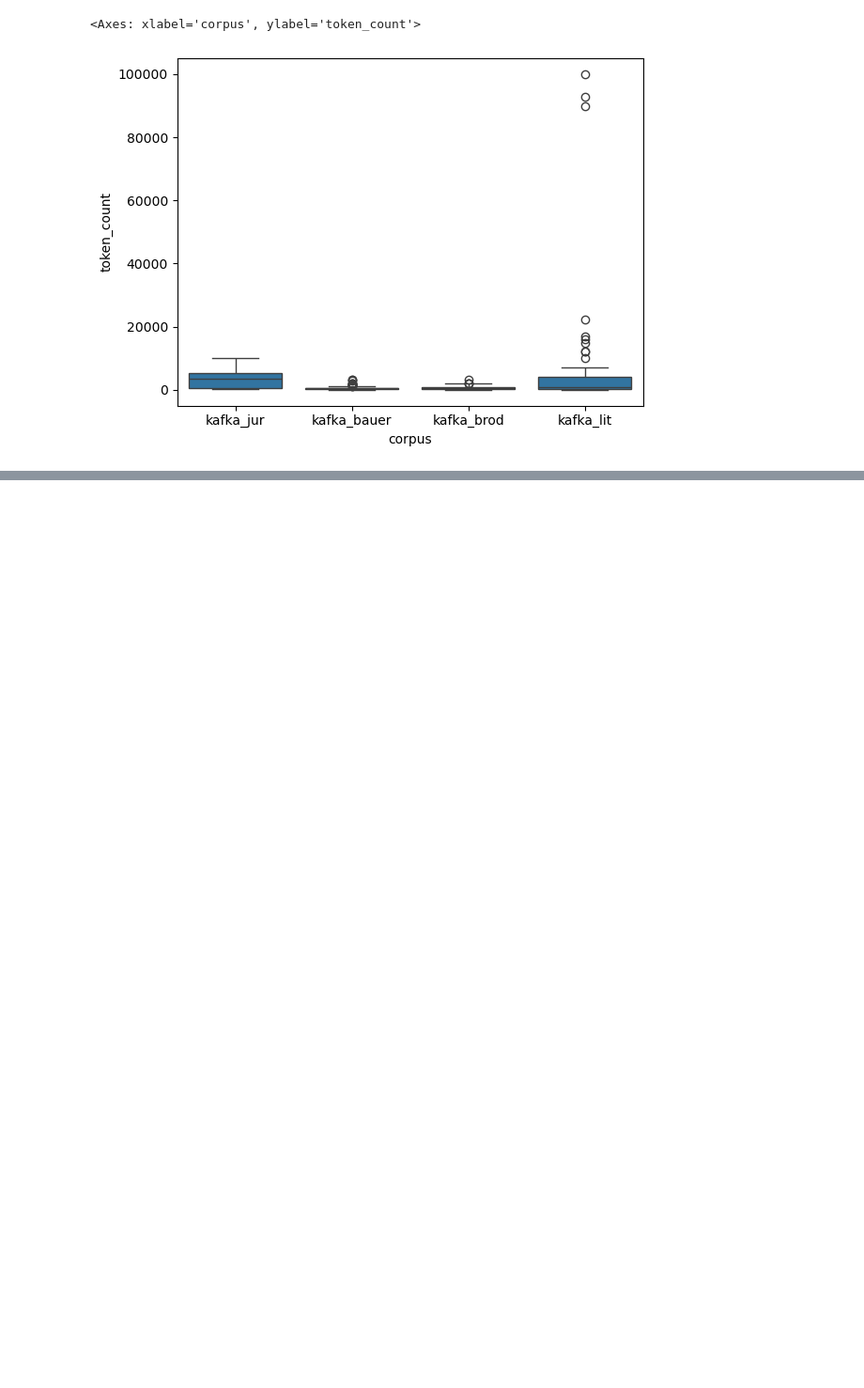
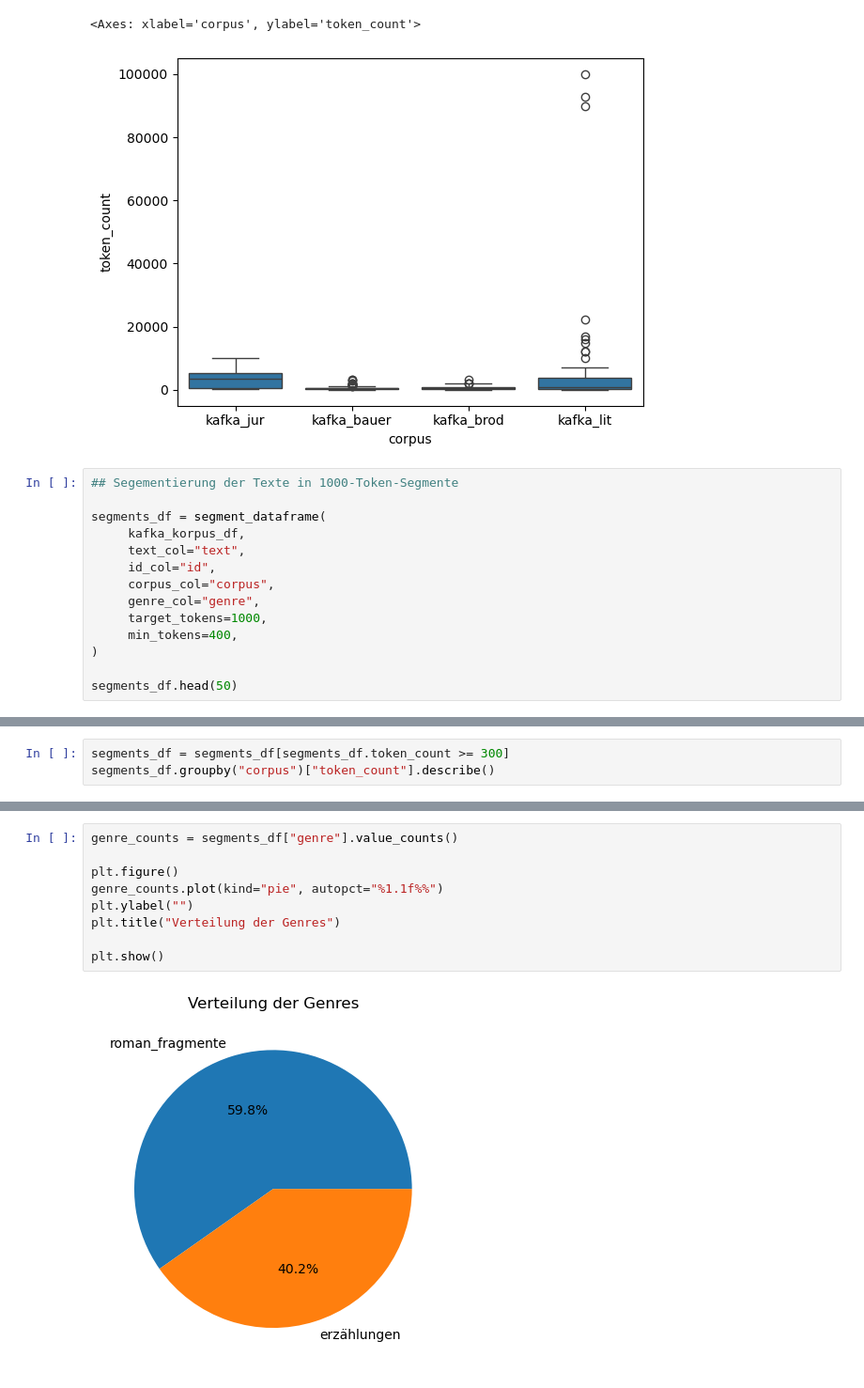
Before and after one commit to JasperTN05/distant-reading-kafka-project, a Jupyter notebook: explorative-korpus-analyse.ipynb, the cells around one changed output, grey strips where cells are left out. Shown at 94% size. Saved outputs shown, nothing was run; the diff lists cells and outputs as text; blank space fills up the shorter version.

```diff
--- a/explorative-korpus-analyse.ipynb
+++ b/explorative-korpus-analyse.ipynb
@@ -242,3 +274,17 @@ sns.boxplot(data=kafka_korpus_df, x="corpus", y="token_count")
 # %% [output]
 <Axes: xlabel='corpus', ylabel='token_count'>
 [figure]
+# %%
+## Segementierung der Texte in 1000-Token-Segmente
+
+segments_df = segment_dataframe(
+     kafka_korpus_df,
+     text_col="text",
+     id_col="id",
+     corpus_col="corpus",
+     genre_col="genre",
+     target_tokens=1000,
+     min_tokens=400,
+)
+
+segments_df.head(50)
@@ -244,0 +309,3 @@ sns.boxplot(data=kafka_korpus_df, x="corpus", y="token_count")
+# %%
+segments_df = segments_df[segments_df.token_count >= 300]
+segments_df.groupby("corpus")["token_count"].describe()
@@ -244,0 +329,11 @@ sns.boxplot(data=kafka_korpus_df, x="corpus", y="token_count")
+# %%
+genre_counts = segments_df["genre"].value_counts()
+
+plt.figure()
+genre_counts.plot(kind="pie", autopct="%1.1f%%")
+plt.ylabel("")
+plt.title("Verteilung der Genres")
+
+plt.show()
+# %% [output]
+[figure, added]
```
Also changed, not shown: parts of 28 cells of this notebook, 3 other files.
